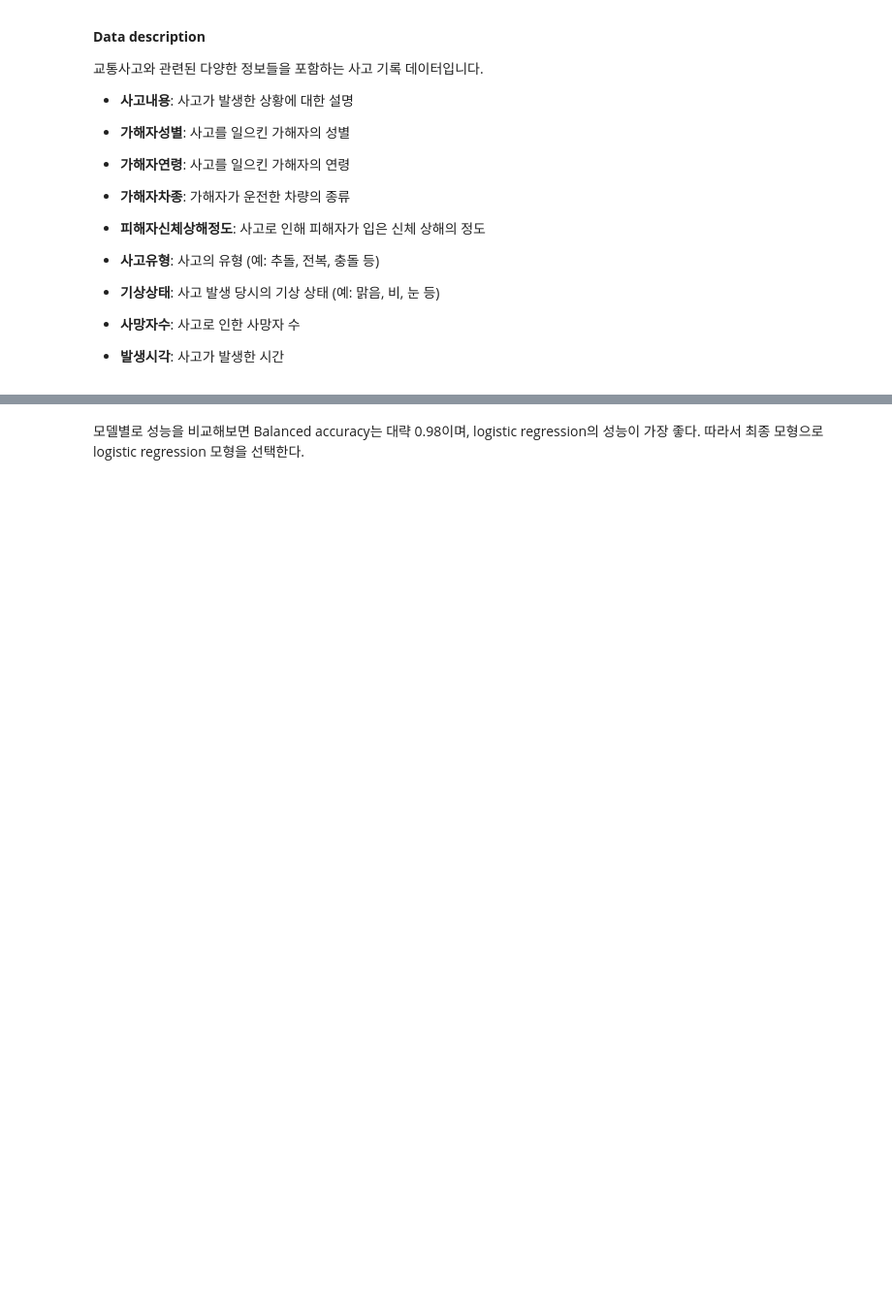
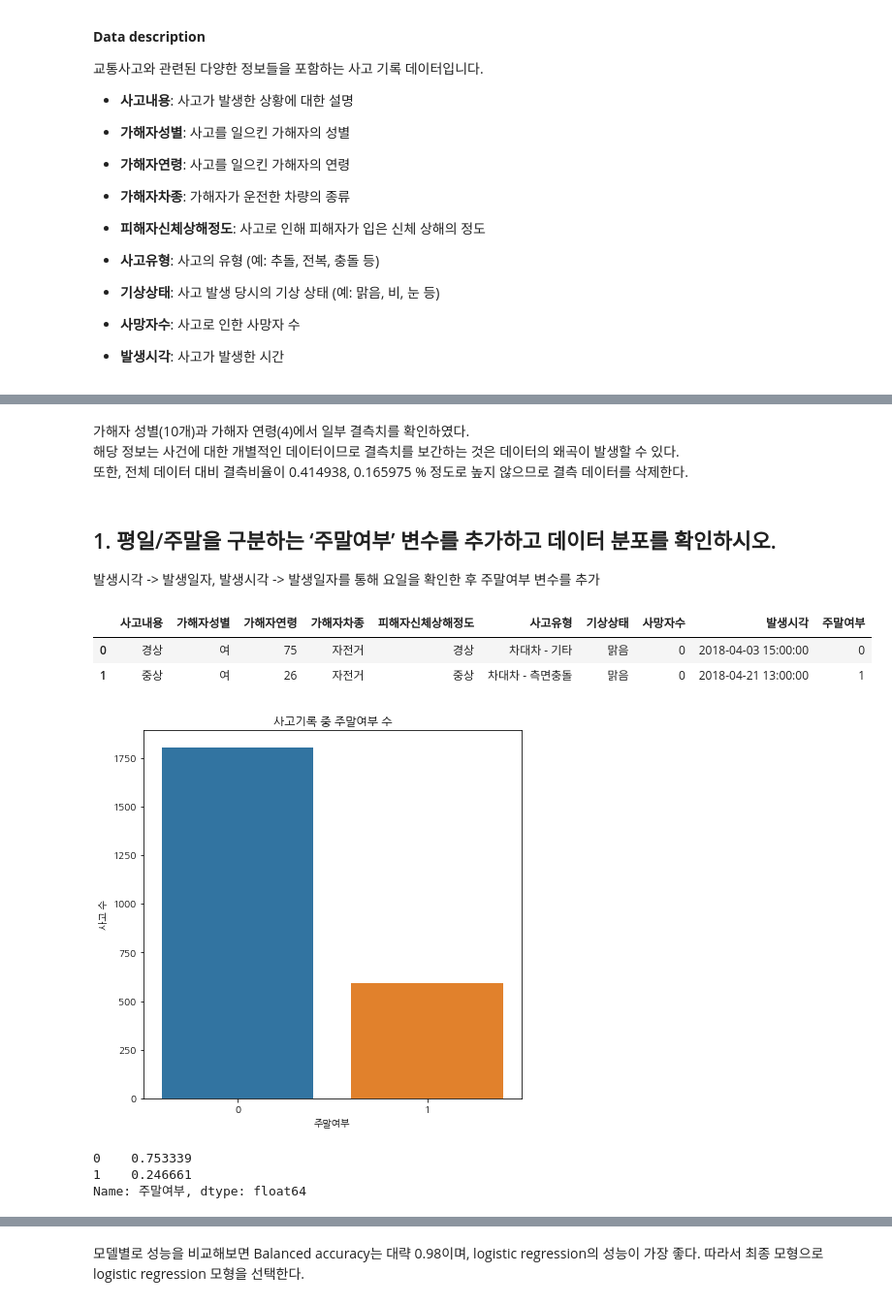
Before and after one commit to qiwerr1004/ADP_go, a Jupyter notebook: 30/1.ADP30(ing).ipynb, the cells around one changed output, grey strips where cells are left out. Shown: that part at 97% size. Cells and saved outputs as stored; diff of their text form; code cells hidden in the pictures; blank space fills up the shorter version.

```diff
--- a/30/1.ADP30(ing).ipynb
+++ b/30/1.ADP30(ing).ipynb
@@ -818,0 +669,4 @@ for i in range(len(cat_columns)):
+# %%
+dt2 = pd.read_csv('https://raw.githubusercontent.com/qiwerr1004/ADP_go/main/30/problem2.csv')
+print(dt2.info())
+dt2.head(2)
@@ -818,0 +718,42 @@ for i in range(len(cat_columns)):
+# %% [markdown]
+가해자 성별(10개)과 가해자 연령(4)에서 일부 결측치를 확인하였다.
+해당 정보는 사건에 대한 개별적인 데이터이므로 결측치를 보간하는 것은 데이터의 왜곡이 발생할 수 있다.
+또한, 전체 데이터 대비 결측비율이 0.414938, 0.165975 % 정도로 높지 않으므로 결측 데이터를 삭제한다.
+# %%
+dt2 = dt2.dropna()
+# %%
+# 가해자 연령을 수치형으로 변환
+
+dt2['가해자연령'] = dt2['가해자연령'].str[:-1].astype('int64')
+# %% [markdown]
+## 1.  평일/주말을 구분하는 ‘주말여부’ 변수를 추가하고 데이터 분포를 확인하시오.
+
+발생시각 -> 발생일자, 발생시각 -> 발생일자를 통해 요일을 확인한 후 주말여부 변수를 추가
+# %%
+from datetime import datetime
+
+dt2['발생시각'] = pd.to_datetime(dt2['발생시각'].str[:-1], format='%Y-%m-%d %H')
+dt2['요일'] = dt2['발생시각'].dt.day_name() #요일변환(weekday)
+dt2['주말여부'] = np.where(dt2['요일'].isin(['Saturday', 'Sunday']), 1, 0)
+dt2.drop(columns=['요일'], inplace=True)
+# %%
+dt2.head(2)
+# %% [output]
+|  | 사고내용 | 가해자성별 | 가해자연령 | 가해자차종 | 피해자신체상해정도 | 사고유형 | 기상상태 | 사망자수 | 발생시각 | 주말여부 |
+| 0 | 경상 | 여 | 75 | 자전거 | 경상 | 차대차 - 기타 | 맑음 | 0 | 2018-04-03 15:00:00 | 0 |
+| 1 | 중상 | 여 | 26 | 자전거 | 중상 | 차대차 - 측면충돌 | 맑음 | 0 | 2018-04-21 13:00:00 | 1 |
+# %%
+# count plot으로 데이터 분포 확인
+plt.figure(figsize=(7, 7))
+sns.countplot(dt2['주말여부'])
+plt.title('사고기록 중 주말여부 수')
+plt.xlabel('주말여부')
+plt.ylabel('사고 수')
+plt.show()
+
+print(dt2['주말여부'].value_counts(normalize=True))
+# %% [output]
+[figure, added]
+0    0.753339
+1    0.246661
+Name: 주말여부, dtype: float64
```
Also changed, not shown: parts of 57 cells of this notebook.
